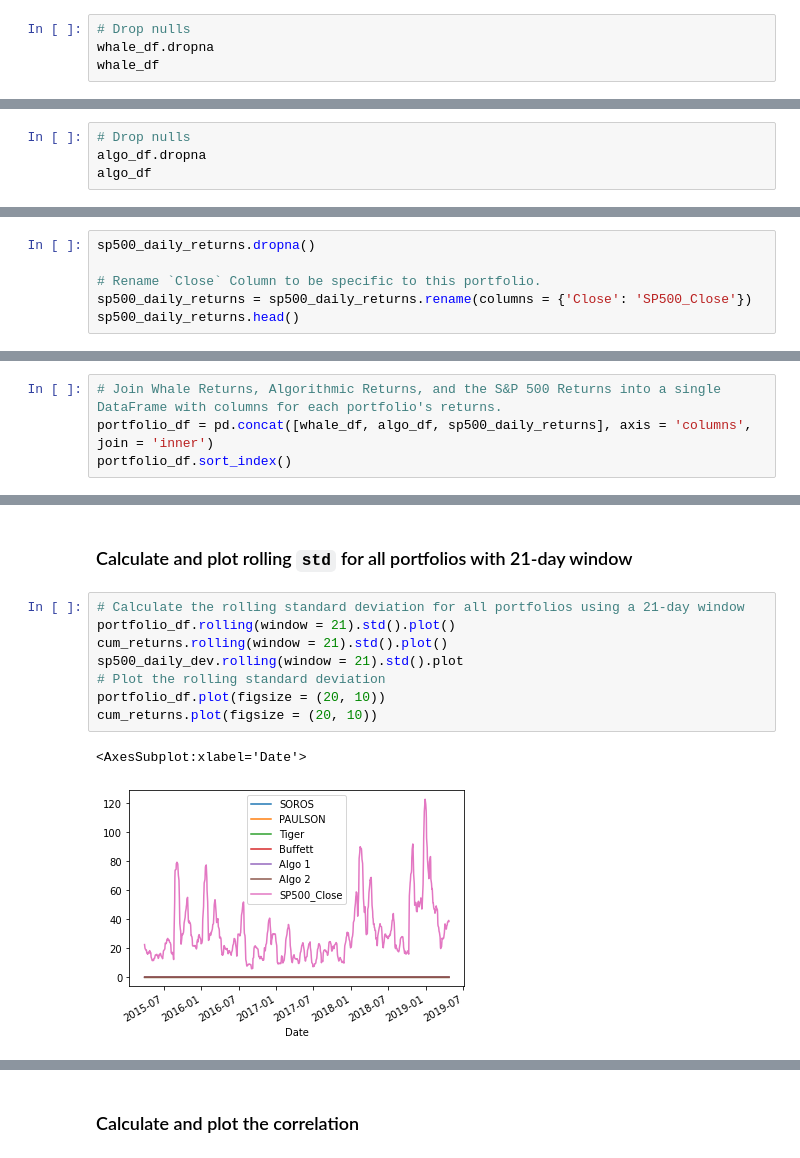
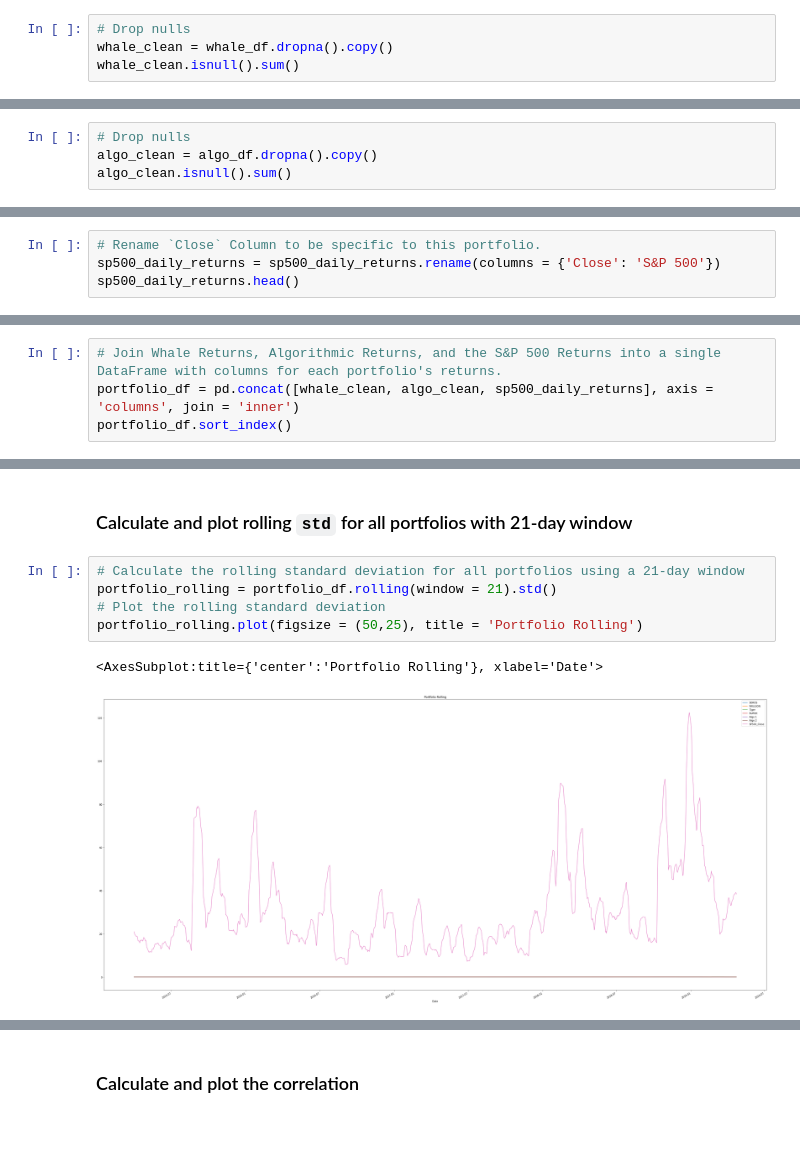
Before and after one commit to ssims11/WhaleAnalysis1, a Jupyter notebook: whale_analysis.ipynb, the cells around one changed output, grey strips where cells are left out. Drawn from its saved outputs; the diff is of its cells as text; blank space fills up the shorter version.

```diff
--- a/whale_analysis.ipynb
+++ b/whale_analysis.ipynb
@@ -57,5 +66,5 @@ whale_df
 # %%
 # Drop nulls
-whale_df.dropna
-whale_df
+whale_clean = whale_df.dropna().copy()
+whale_clean.isnull().sum()
 # %% [output]
@@ -106,5 +95,5 @@ algo_df.isnull()
 # %%
 # Drop nulls
-algo_df.dropna
-algo_df
+algo_clean = algo_df.dropna().copy()
+algo_clean.isnull().sum()
 # %% [output]
@@ -196,7 +177,5 @@ sp500_daily_returns
 # %%
-sp500_daily_returns.dropna()
-
 # Rename `Close` Column to be specific to this portfolio.
-sp500_daily_returns = sp500_daily_returns.rename(columns = {'Close': 'SP500_Close'})
+sp500_daily_returns = sp500_daily_returns.rename(columns = {'Close': 'S&P 500'})
 sp500_daily_returns.head()
 # %% [output]
@@ -211,7 +190,7 @@ sp500_daily_returns.head()
 ## Combine Whale, Algorithmic, and S&P 500 Returns
 # %%
 # Join Whale Returns, Algorithmic Returns, and the S&P 500 Returns into a single DataFrame with columns for each portfolio's returns.
-portfolio_df = pd.concat([whale_df, algo_df, sp500_daily_returns], axis = 'columns', join = 'inner')
+portfolio_df = pd.concat([whale_clean, algo_clean, sp500_daily_returns], axis = 'columns', join = 'inner')
 portfolio_df.sort_index()
 # %% [output]
 |  | SOROS FUND MANAGEMENT LLC | PAULSON & CO.INC. | TIGER GLOBAL MANAGEMENT LLC | BERKSHIRE HATHAWAY INC | Algo 1 | Algo 2 | ... |
@@ -368,12 +342,9 @@ Risk changes over time. Analyze the rolling statistics for Risk and Beta.
 ### Calculate and plot rolling `std` for all portfolios with 21-day window
 # %%
 # Calculate the rolling standard deviation for all portfolios using a 21-day window
-portfolio_df.rolling(window = 21).std().plot()
-cum_returns.rolling(window = 21).std().plot()
-sp500_daily_dev.rolling(window = 21).std().plot
+portfolio_rolling = portfolio_df.rolling(window = 21).std()
 # Plot the rolling standard deviation
-portfolio_df.plot(figsize = (20, 10))
-cum_returns.plot(figsize = (20, 10))
+portfolio_rolling.plot(figsize = (50,25), title = 'Portfolio Rolling')
 # %% [output]
-<AxesSubplot:xlabel='Date'>
+<AxesSubplot:title={'center':'Portfolio Rolling'}, xlabel='Date'>
-[figure, old version]
+[figure, new version]
```
Also changed, not shown: parts of 54 cells of this notebook.
